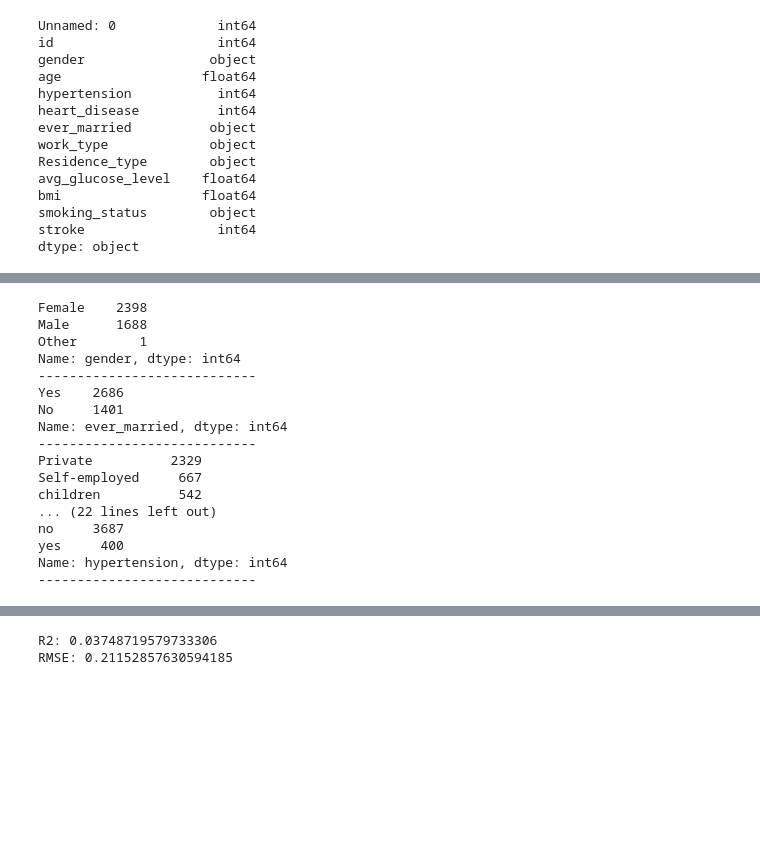
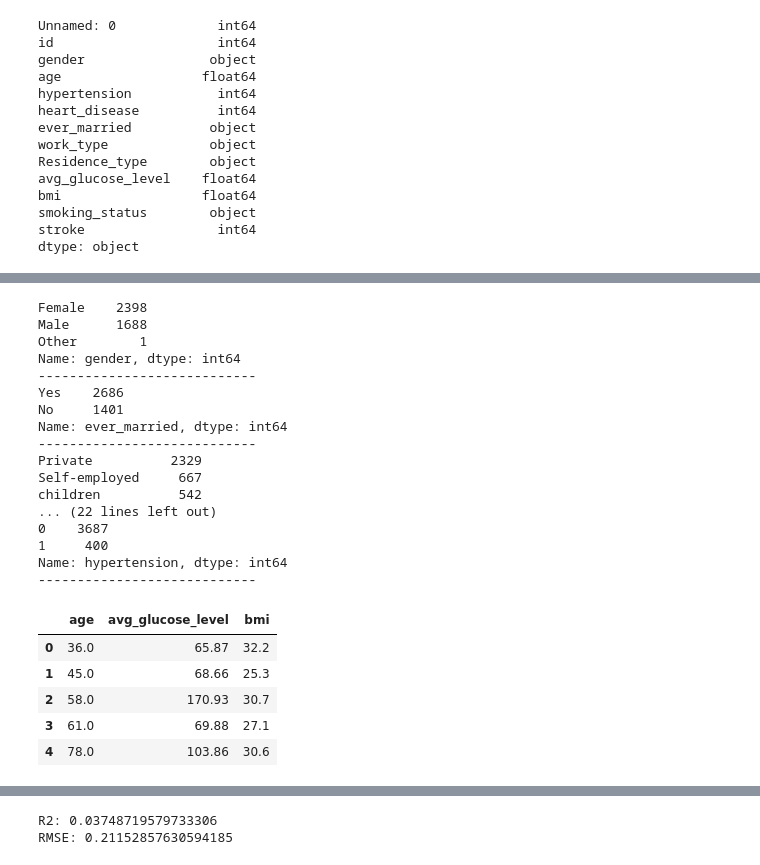
Before and after one commit to LexiVanMetre/group7, a Jupyter notebook: project_2/Lexi_combined_model.ipynb, the cells around one changed output, grey strips where cells are left out. Cells and saved outputs as stored; diff of their text form; code cells hidden in the pictures; blank space fills up the shorter version.

```diff
--- a/project_2/Lexi_combined_model.ipynb
+++ b/project_2/Lexi_combined_model.ipynb
@@ -122,10 +125,6 @@ bmi                  float64
 smoking_status        object
 stroke                 int64
 dtype: object
-# %%
-df_train['hypertension'] = df_train['hypertension'].map({1: 'yes', 0: 'no'})
-df_train['heart_disease'] = df_train['heart_disease'].map({1: 'yes', 0: 'no'})
-df_train['stroke'] = df_train['stroke'].map({1: 'yes', 0: 'no'})
 # %%
 print(df_train.dtypes)
 # %% [output]
@@ -191,7 +190,30 @@ Private          2329
 Self-employed     667
 children          542
 ... (22 lines left out)
-no     3687
-yes     400
+0    3687
+1     400
 Name: hypertension, dtype: int64
 ----------------------------
+# %%
+# Splitting the data and filling in some of the NAs with averages
+y_train = df_train['stroke']
+X_train = df_train.drop('stroke',axis=1)
+y_test = df_test['stroke']
+X_test = df_test.drop('stroke',axis=1)
+
+X_train['bmi'] = X_train['bmi'].fillna(X_train['bmi'].mean())
+X_test['bmi'] = X_test['bmi'].fillna(X_test['bmi'].mean())
+# %%
+# Linear Model with numeric variables
+numeric_vars = ['age', 'avg_glucose_level', 'bmi']
+X_train_numeric = X_train[numeric_vars]
+X_test_numeric = X_test[numeric_vars]
+# %%
+X_train_numeric.head()
+# %% [output]
+|  | age | avg_glucose_level | bmi |
+| 0 | 36.0 | 65.87 | 32.2 |
+| 1 | 45.0 | 68.66 | 25.3 |
+| 2 | 58.0 | 170.93 | 30.7 |
+| 3 | 61.0 | 69.88 | 27.1 |
+| 4 | 78.0 | 103.86 | 30.6 |
```
Also changed, not shown: parts of 17 cells of this notebook.
